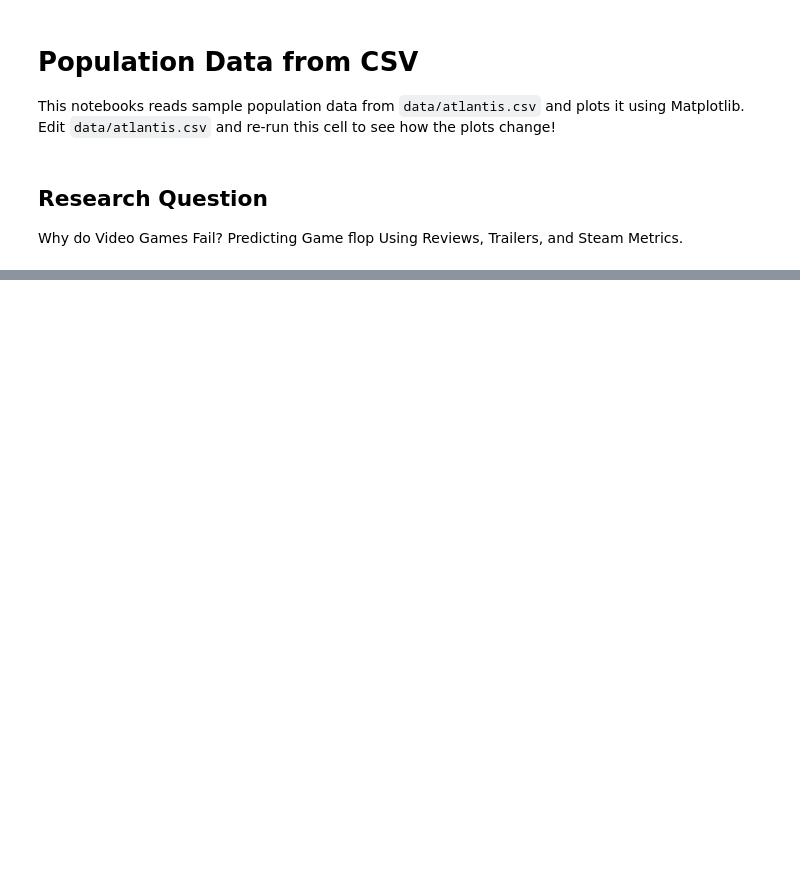
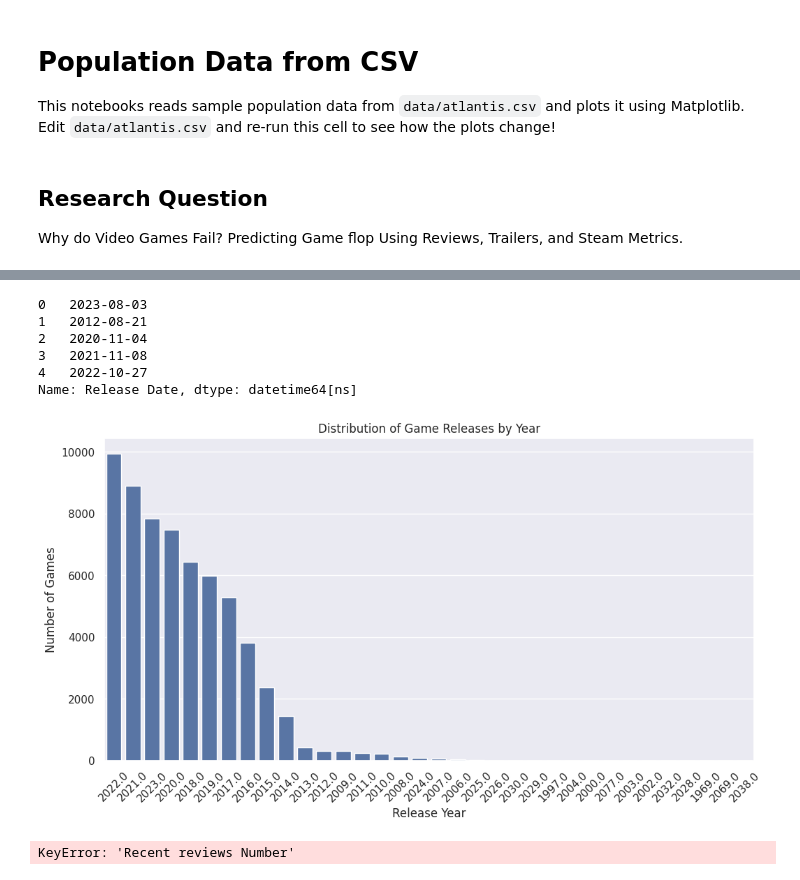
Before and after one commit to Psudhanshu/codespaces-jupyter, a Jupyter notebook: notebooks/population.ipynb, the cells around one changed output, grey strips where cells are left out. Drawn from its saved outputs; the diff is of its cells as text; code cells hidden in the pictures; blank space fills up the shorter version.

```diff
--- a/notebooks/population.ipynb
+++ b/notebooks/population.ipynb
@@ -21,0 +110,4 @@ game_data.head()
+# %%
+# as we can see the Original Price column has $ sign and "Free" values we need to clean it make Free as 0 and remoe the $ sign
+game_data['Original Price'] = game_data['Original Price'].replace('Free', 0)
+game_data['Original Price'] = game_data['Original Price'].replace('[\$,]', '', regex=True).astype(float)
@@ -21,0 +127,5 @@ game_data.head()
+# %%
+# doing the same for the Discounted Price column
+game_data['Discounted Price'] = game_data['Discounted Price'].replace('Free', 0)
+game_data['Discounted Price'] = game_data['Discounted Price'].replace('[\$,]', '', regex=True).astype(float)
+game_data['Discounted Price'][1:10]
@@ -21,0 +143,34 @@ game_data.head()
+# %%
+# Fixing the Release Date column
+game_data['Release Date'] = pd.to_datetime(game_data['Release Date'], errors='coerce')
+# %%
+game_data['Release Date'].head()
+# %% [output]
+0   2023-08-03
+1   2012-08-21
+2   2020-11-04
+3   2021-11-08
+4   2022-10-27
+Name: Release Date, dtype: datetime64[ns]
+# %%
+# making a new column for the year of release
+game_data['Release Year'] = game_data['Release Date'].dt.year
+# %%
+# visulalization of game year distribution
+plt.figure(figsize=(12, 6))
+sns.countplot(data=game_data, x='Release Year', order=game_data['Release Year'].value_counts().index)
+plt.xticks(rotation=45)
+plt.title('Distribution of Game Releases by Year')
+plt.xlabel('Release Year')
+plt.ylabel('Number of Games')
+plt.show()
+# %% [output]
+[figure, added]
+# %%
+# cleaing the text columns
+game_data['Recent reviews Number'] = game_data['Recent reviews Number'].replace('[\(\)]', '', regex=True).astype(int)
+game_data['All reviews Number'] = game_data['All reviews Number'].replace('[\(\)]', '', regex=True).astype(int)
+game_data['Recent reviews Number'] = game_data['Recent reviews Number'].replace('No reviews', 0).astype(int)
+game_data['All reviews Number'] = game_data['All reviews Number'].replace('No reviews', 0).astype(int)
+# %% [output]
+KeyError: 'Recent reviews Number'
```
Also changed, not shown: parts of 13 cells of this notebook.
